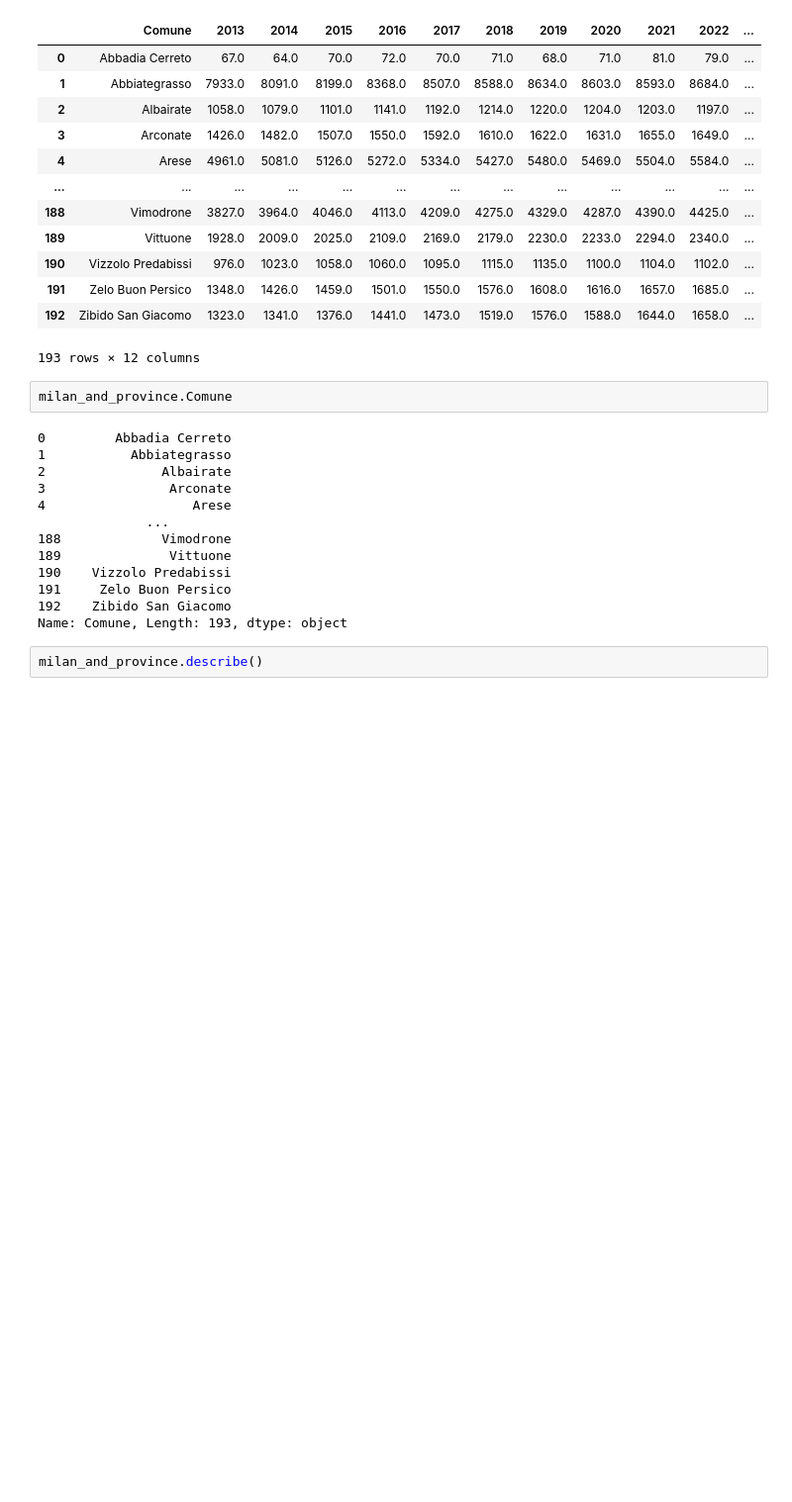
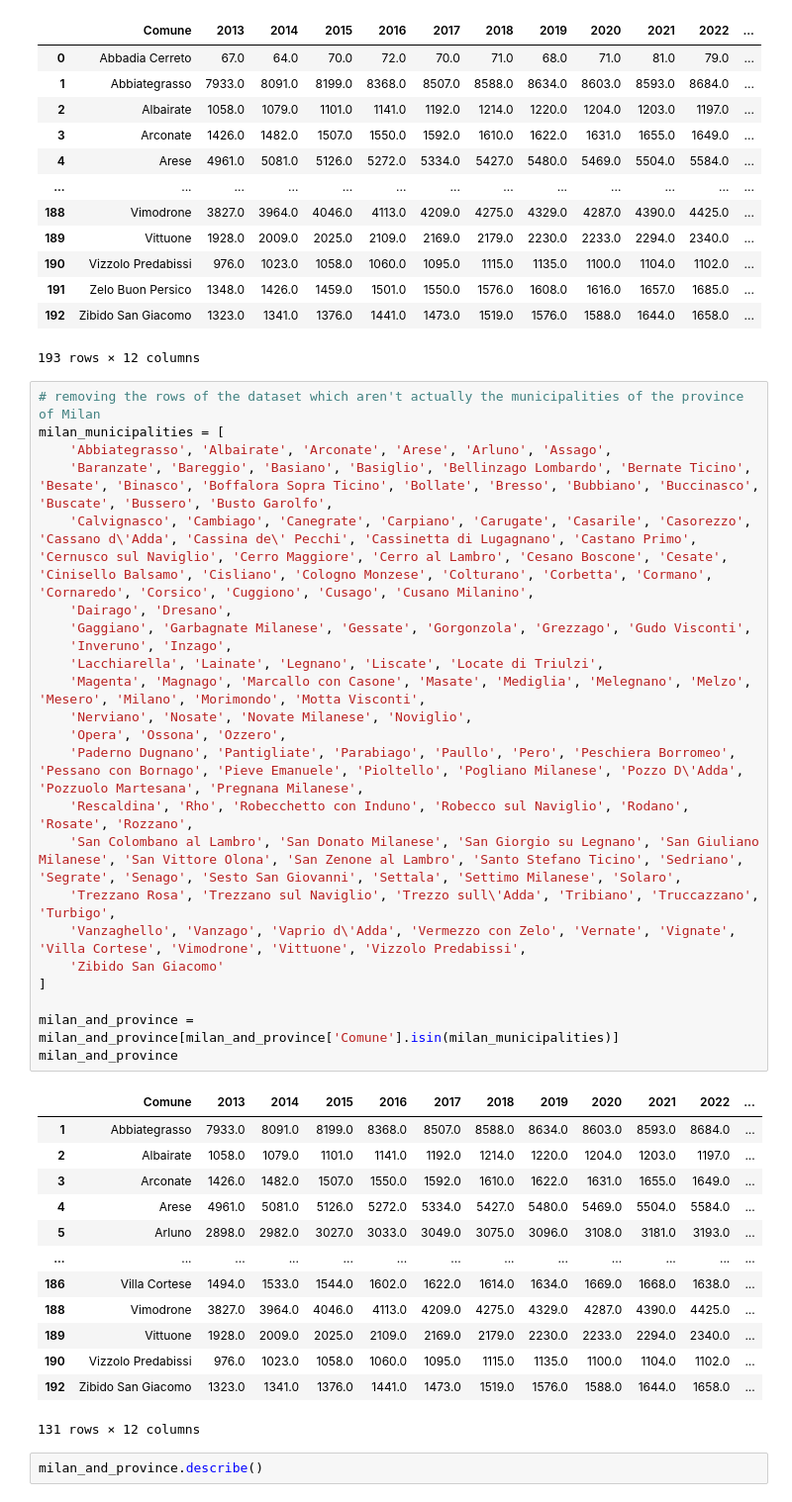
Before and after one commit to LGpolimi/HHE_DSLAB_project_AA2324, a Jupyter notebook: health_data/cardiovascular/Cardiovascular diseases/cardio.ipynb, the cells around one changed output. Shown at 99% size. Drawn from its saved outputs; the diff is of its cells as text; blank space fills up the shorter version.

Commit message:
dropped the municipalities which are not inside the province of milan

```diff
--- a/health_data/cardiovascular/Cardiovascular diseases/cardio.ipynb
+++ b/health_data/cardiovascular/Cardiovascular diseases/cardio.ipynb
@@ -123,21 +123,43 @@ milan_and_province
 | 191 | Zelo Buon Persico | 1348.0 | 1426.0 | 1459.0 | 1501.0 | 1550.0 | 1576.0 | 1608.0 | 1616.0 | 1657.0 | 1685.0 | ... |
 | 192 | Zibido San Giacomo | 1323.0 | 1341.0 | 1376.0 | 1441.0 | 1473.0 | 1519.0 | 1576.0 | 1588.0 | 1644.0 | 1658.0 | ... |
 193 rows × 12 columns
-# %%
-milan_and_province.Comune
-# %% [output]
-0         Abbadia Cerreto
-1           Abbiategrasso
-2               Albairate
-3                Arconate
-4                   Arese
-              ...
-188             Vimodrone
-189              Vittuone
-190    Vizzolo Predabissi
-191     Zelo Buon Persico
-192    Zibido San Giacomo
-Name: Comune, Length: 193, dtype: object
+# %%
+# removing the rows of the dataset which aren't actually the municipalities of the province of Milan
+milan_municipalities = [
+    'Abbiategrasso', 'Albairate', 'Arconate', 'Arese', 'Arluno', 'Assago',
+    'Baranzate', 'Bareggio', 'Basiano', 'Basiglio', 'Bellinzago Lombardo', 'Bernate Ticino', 'Besate', 'Binasco', 'Boffalora Sopra Ticino', 'Bollate', 'Bresso', 'Bubbiano', 'Buccinasco', 'Buscate', 'Bussero', 'Busto Garolfo',
+    'Calvignasco', 'Cambiago', 'Canegrate', 'Carpiano', 'Carugate', 'Casarile', 'Casorezzo', 'Cassano d\'Adda', 'Cassina de\' Pecchi', 'Cassinetta di Lugagnano', 'Castano Primo', 'Cernusco sul Naviglio', 'Cerro Maggiore', 'Cerro al Lambro', 'Cesano Boscone', 'Cesate', 'Cinisello Balsamo', 'Cisliano', 'Cologno Monzese', 'Colturano', 'Corbetta', 'Cormano', 'Cornaredo', 'Corsico', 'Cuggiono', 'Cusago', 'Cusano Milanino',
+    'Dairago', 'Dresano',
+    'Gaggiano', 'Garbagnate Milanese', 'Gessate', 'Gorgonzola', 'Grezzago', 'Gudo Visconti',
+    'Inveruno', 'Inzago',
+    'Lacchiarella', 'Lainate', 'Legnano', 'Liscate', 'Locate di Triulzi',
+    'Magenta', 'Magnago', 'Marcallo con Casone', 'Masate', 'Mediglia', 'Melegnano', 'Melzo', 'Mesero', 'Milano', 'Morimondo', 'Motta Visconti',
+    'Nerviano', 'Nosate', 'Novate Milanese', 'Noviglio',
+    'Opera', 'Ossona', 'Ozzero',
+    'Paderno Dugnano', 'Pantigliate', 'Parabiago', 'Paullo', 'Pero', 'Peschiera Borromeo', 'Pessano con Bornago', 'Pieve Emanuele', 'Pioltello', 'Pogliano Milanese', 'Pozzo D\'Adda', 'Pozzuolo Martesana', 'Pregnana Milanese',
+    'Rescaldina', 'Rho', 'Robecchetto con Induno', 'Robecco sul Naviglio', 'Rodano', 'Rosate', 'Rozzano',
+    'San Colombano al Lambro', 'San Donato Milanese', 'San Giorgio su Legnano', 'San Giuliano Milanese', 'San Vittore Olona', 'San Zenone al Lambro', 'Santo Stefano Ticino', 'Sedriano', 'Segrate', 'Senago', 'Sesto San Giovanni', 'Settala', 'Settimo Milanese', 'Solaro',
+    'Trezzano Rosa', 'Trezzano sul Naviglio', 'Trezzo sull\'Adda', 'Tribiano', 'Truccazzano', 'Turbigo',
+    'Vanzaghello', 'Vanzago', 'Vaprio d\'Adda', 'Vermezzo con Zelo', 'Vernate', 'Vignate', 'Villa Cortese', 'Vimodrone', 'Vittuone', 'Vizzolo Predabissi',
+    'Zibido San Giacomo'
+]
+
+milan_and_province = milan_and_province[milan_and_province['Comune'].isin(milan_municipalities)]
+milan_and_province
+# %% [output]
+|  | Comune | 2013 | 2014 | 2015 | 2016 | 2017 | 2018 | 2019 | 2020 | 2021 | 2022 | ... |
+| 1 | Abbiategrasso | 7933.0 | 8091.0 | 8199.0 | 8368.0 | 8507.0 | 8588.0 | 8634.0 | 8603.0 | 8593.0 | 8684.0 | ... |
+| 2 | Albairate | 1058.0 | 1079.0 | 1101.0 | 1141.0 | 1192.0 | 1214.0 | 1220.0 | 1204.0 | 1203.0 | 1197.0 | ... |
+| 3 | Arconate | 1426.0 | 1482.0 | 1507.0 | 1550.0 | 1592.0 | 1610.0 | 1622.0 | 1631.0 | 1655.0 | 1649.0 | ... |
+| 4 | Arese | 4961.0 | 5081.0 | 5126.0 | 5272.0 | 5334.0 | 5427.0 | 5480.0 | 5469.0 | 5504.0 | 5584.0 | ... |
+| 5 | Arluno | 2898.0 | 2982.0 | 3027.0 | 3033.0 | 3049.0 | 3075.0 | 3096.0 | 3108.0 | 3181.0 | 3193.0 | ... |
+| ... | ... | ... | ... | ... | ... | ... | ... | ... | ... | ... | ... | ... |
+| 186 | Villa Cortese | 1494.0 | 1533.0 | 1544.0 | 1602.0 | 1622.0 | 1614.0 | 1634.0 | 1669.0 | 1668.0 | 1638.0 | ... |
+| 188 | Vimodrone | 3827.0 | 3964.0 | 4046.0 | 4113.0 | 4209.0 | 4275.0 | 4329.0 | 4287.0 | 4390.0 | 4425.0 | ... |
+| 189 | Vittuone | 1928.0 | 2009.0 | 2025.0 | 2109.0 | 2169.0 | 2179.0 | 2230.0 | 2233.0 | 2294.0 | 2340.0 | ... |
+| 190 | Vizzolo Predabissi | 976.0 | 1023.0 | 1058.0 | 1060.0 | 1095.0 | 1115.0 | 1135.0 | 1100.0 | 1104.0 | 1102.0 | ... |
+| 192 | Zibido San Giacomo | 1323.0 | 1341.0 | 1376.0 | 1441.0 | 1473.0 | 1519.0 | 1576.0 | 1588.0 | 1644.0 | 1658.0 | ... |
+131 rows × 12 columns
 # %%
 milan_and_province.describe()
 # %% [output]
```
